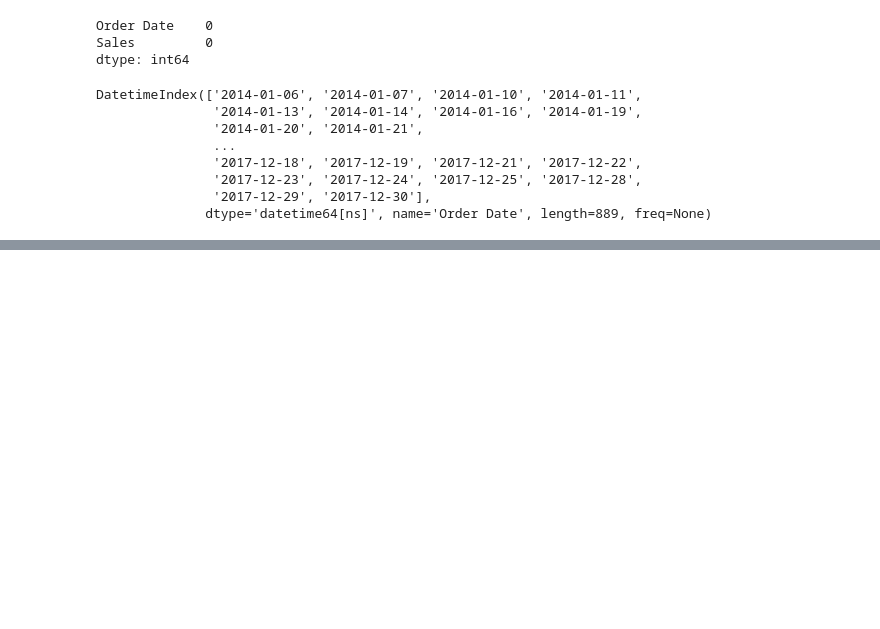
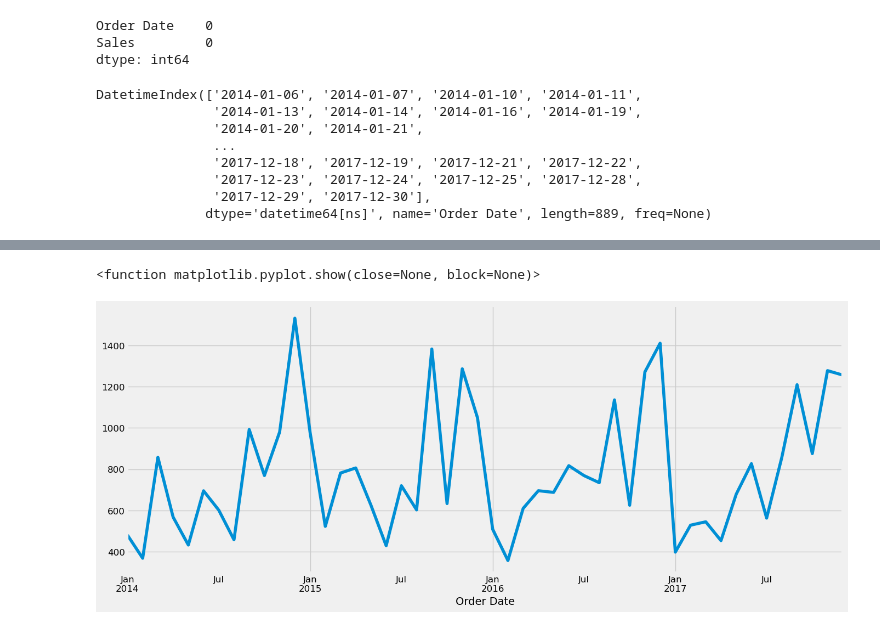
Before and after one commit to vlzsombor/superstore_ds, a Jupyter notebook: superstoreAnalysis.ipynb, the cells around one changed output, grey strips where cells are left out. Saved outputs shown, nothing was run; the diff lists cells and outputs as text; code cells hidden in the pictures; blank space fills up the shorter version.

```diff
--- a/superstoreAnalysis.ipynb
+++ b/superstoreAnalysis.ipynb
@@ -65,3 +65,5 @@ DatetimeIndex(['2014-01-06', '2014-01-07', '2014-01-10', '2014-01-11',
                '2017-12-23', '2017-12-24', '2017-12-25', '2017-12-28',
                '2017-12-29', '2017-12-30'],
               dtype='datetime64[ns]', name='Order Date', length=889, freq=None)
+# %%
+y = furniture['Sales'].resample('MS').mean()
@@ -67,0 +87,6 @@ DatetimeIndex(['2014-01-06', '2014-01-07', '2014-01-10', '2014-01-11',
+# %%
+y.plot(figsize=(15,6))
+plt.show
+# %% [output]
+<function matplotlib.pyplot.show(close=None, block=None)>
+[figure, added]
```
Also changed, not shown: parts of 5 cells of this notebook.
